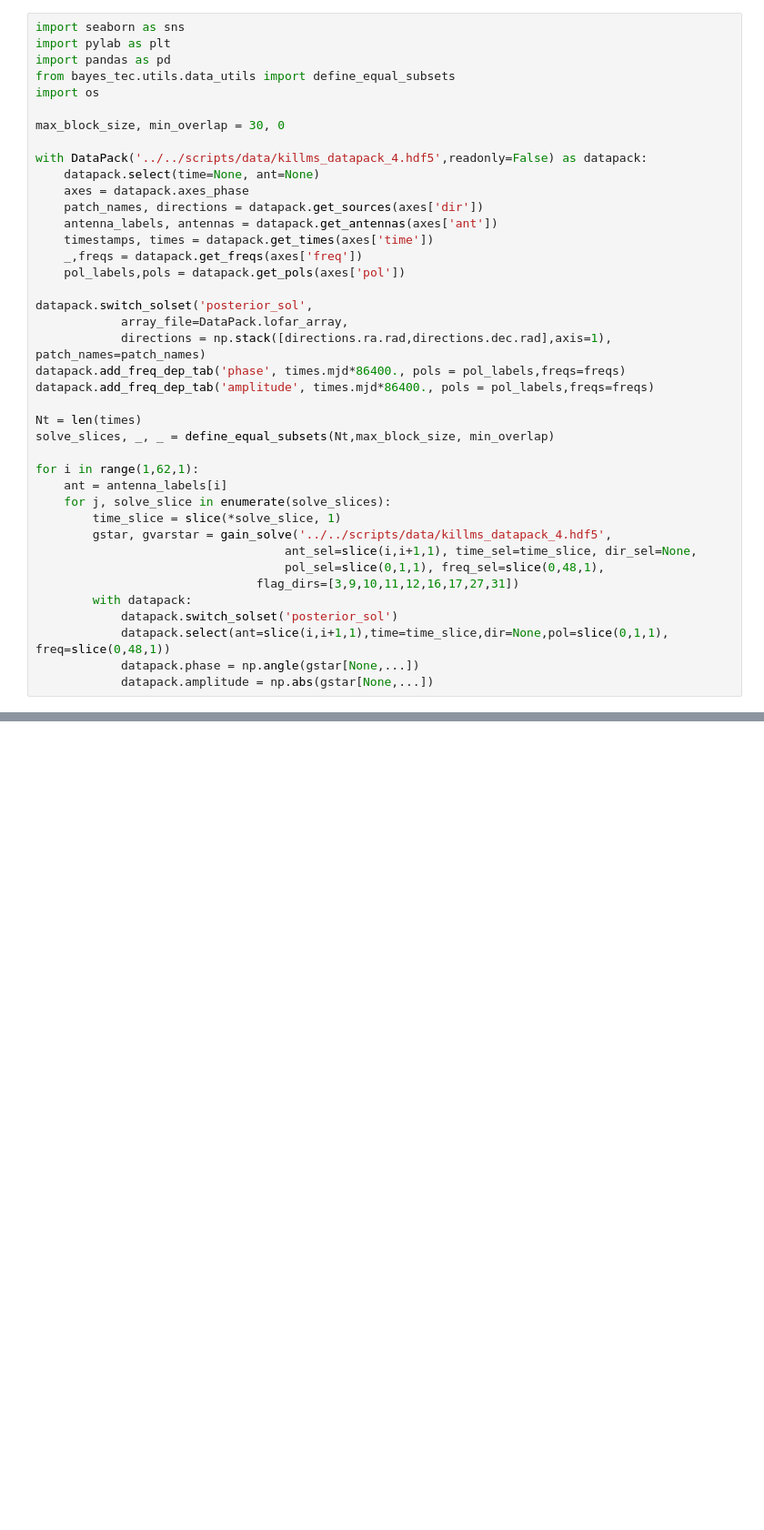
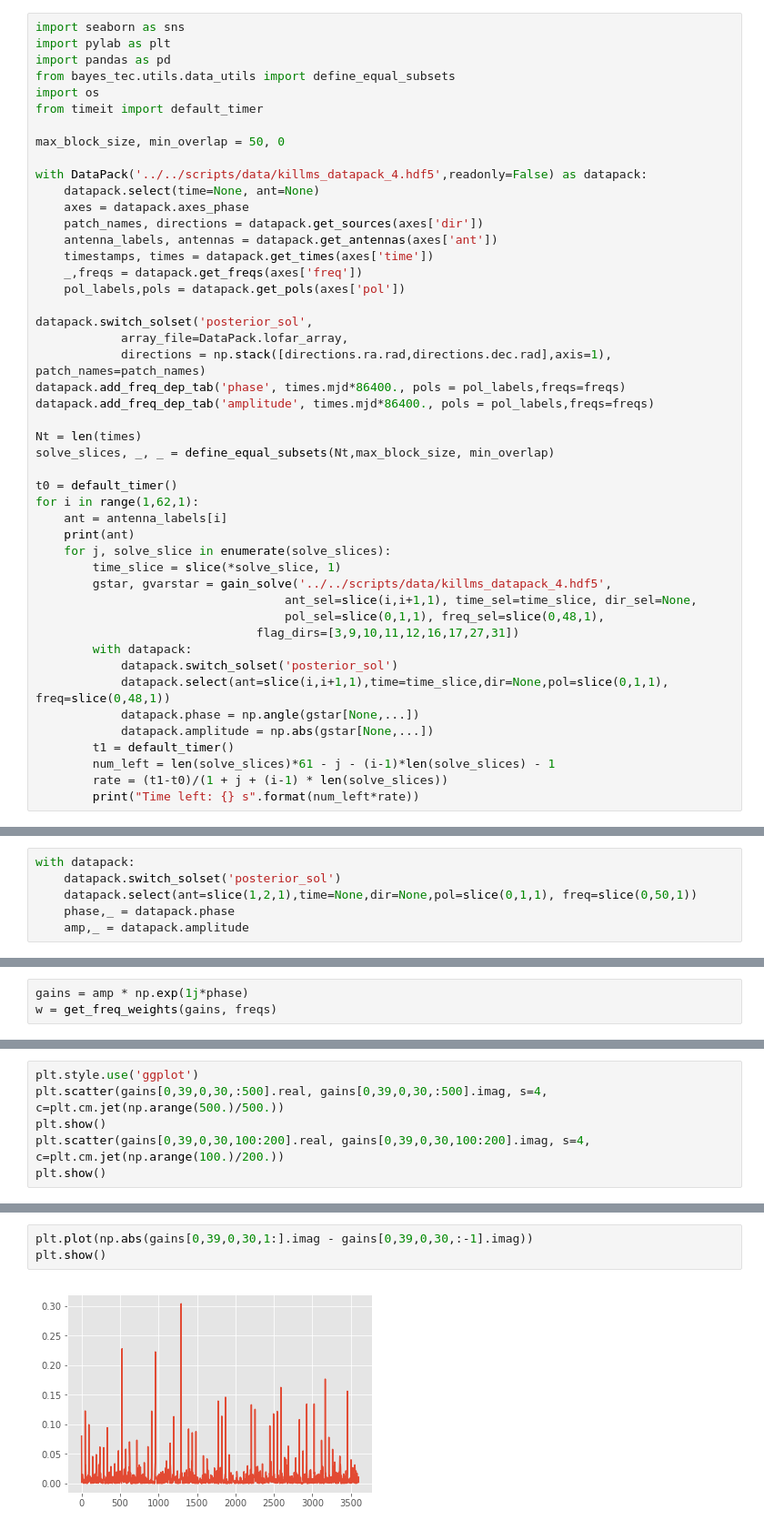
Before and after one commit to Joshuaalbert/bayes_tec, a Jupyter notebook: notebooks/devel/gain_screen_solver.ipynb, the cells around one changed output, grey strips where cells are left out. Shown at 91% size. Cells and saved outputs as stored; diff of their text form; blank space fills up the shorter version.

```diff
--- a/notebooks/devel/gain_screen_solver.ipynb
+++ b/notebooks/devel/gain_screen_solver.ipynb
@@ -107,8 +109,9 @@ import pylab as plt
 import pandas as pd
 from bayes_tec.utils.data_utils import define_equal_subsets
 import os
+from timeit import default_timer
 
-max_block_size, min_overlap = 30, 0
+max_block_size, min_overlap = 50, 0
 
 with DataPack('../../scripts/data/killms_datapack_4.hdf5',readonly=False) as datapack:
     datapack.select(time=None, ant=None)
@@ -128,8 +131,10 @@ datapack.add_freq_dep_tab('amplitude', times.mjd*86400., pols = pol_labels,freqs
 Nt = len(times)
 solve_slices, _, _ = define_equal_subsets(Nt,max_block_size, min_overlap)
 
+t0 = default_timer()
 for i in range(1,62,1):
     ant = antenna_labels[i]
+    print(ant)
     for j, solve_slice in enumerate(solve_slices):
         time_slice = slice(*solve_slice, 1)
         gstar, gvarstar = gain_solve('../../scripts/data/killms_datapack_4.hdf5',
@@ -141,6 +146,10 @@ for i in range(1,62,1):
             datapack.select(ant=slice(i,i+1,1),time=time_slice,dir=None,pol=slice(0,1,1), freq=slice(0,48,1))
             datapack.phase = np.angle(gstar[None,...])
             datapack.amplitude = np.abs(gstar[None,...])
+        t1 = default_timer()
+        num_left = len(solve_slices)*61 - j - (i-1)*len(solve_slices) - 1
+        rate = (t1-t0)/(1 + j + (i-1) * len(solve_slices))
+        print("Time left: {} s".format(num_left*rate))
 # %% [output]
 WARNING:root:phase000 is already a tab in posterior_sol
 WARNING:root:amplitude000 is already a tab in posterior_sol
@@ -162,0 +175,6 @@ KeyboardInterrupt:
+# %%
+with datapack:
+    datapack.switch_solset('posterior_sol')
+    datapack.select(ant=slice(1,2,1),time=None,dir=None,pol=slice(0,1,1), freq=slice(0,50,1))
+    phase,_ = datapack.phase
+    amp,_ = datapack.amplitude
@@ -162,0 +183,3 @@ KeyboardInterrupt:
+# %%
+gains = amp * np.exp(1j*phase)
+w = get_freq_weights(gains, freqs)
@@ -162,0 +191,6 @@ KeyboardInterrupt:
+# %%
+plt.style.use('ggplot')
+plt.scatter(gains[0,39,0,30,:500].real, gains[0,39,0,30,:500].imag, s=4, c=plt.cm.jet(np.arange(500.)/500.))
+plt.show()
+plt.scatter(gains[0,39,0,30,100:200].real, gains[0,39,0,30,100:200].imag, s=4, c=plt.cm.jet(np.arange(100.)/200.))
+plt.show()
@@ -162,0 +200,5 @@ KeyboardInterrupt:
+# %%
+plt.plot(np.abs(gains[0,39,0,30,1:].imag - gains[0,39,0,30,:-1].imag))
+plt.show()
+# %% [output]
+[figure, added]
```
Also changed, not shown: parts of 7 cells of this notebook.
